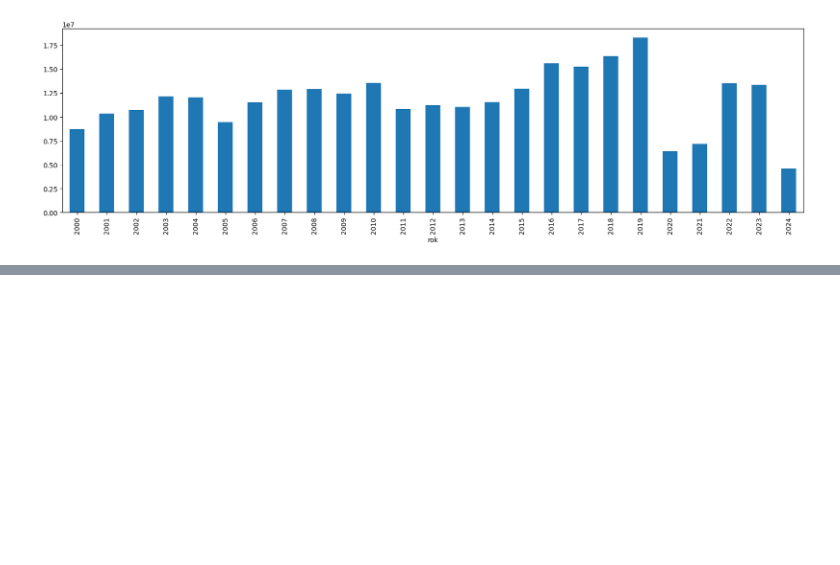
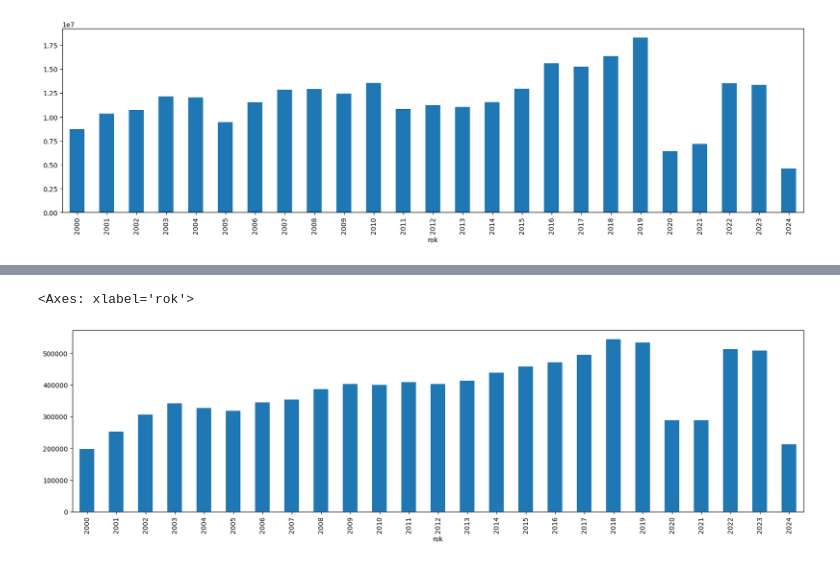
Before and after one commit to DataRozhlas/navstevnost-kin, a Jupyter notebook: 100_explorace.ipynb, the cells around one changed output, grey strips where cells are left out. Saved outputs shown, nothing was run; the diff lists cells and outputs as text; code cells hidden in the pictures; blank space fills up the shorter version.

```diff
--- a/100_explorace.ipynb
+++ b/100_explorace.ipynb
@@ -40,2 +71,7 @@ df[df['rok'].isin([2022,2023])].groupby('mesic')['divactvo'].median().plot.bar()
+# %%
+df.groupby('rok')['predstaveni'].sum().plot.bar(figsize=(20,5))
+# %% [output]
+<Axes: xlabel='rok'>
+[figure, added]
 # %%
 df.tail(20)
```
Also changed, not shown: parts of 13 cells of this notebook, 6 other files.
